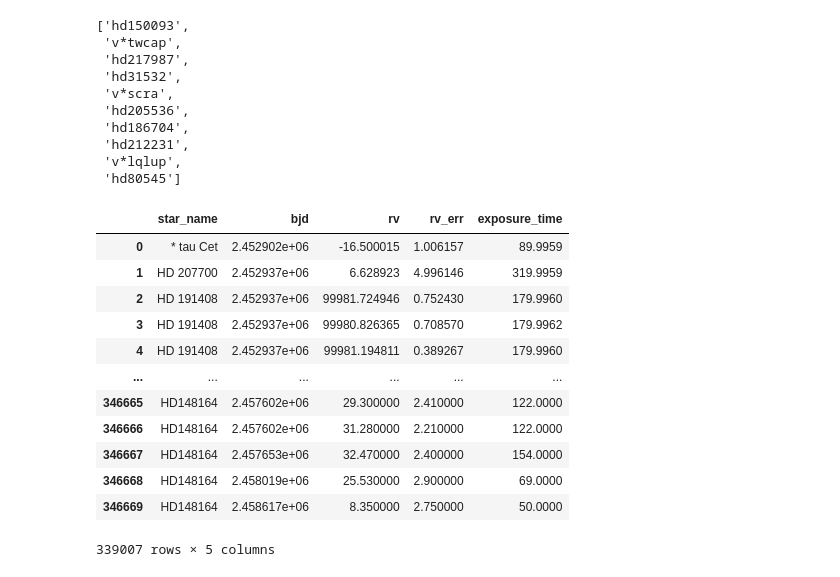
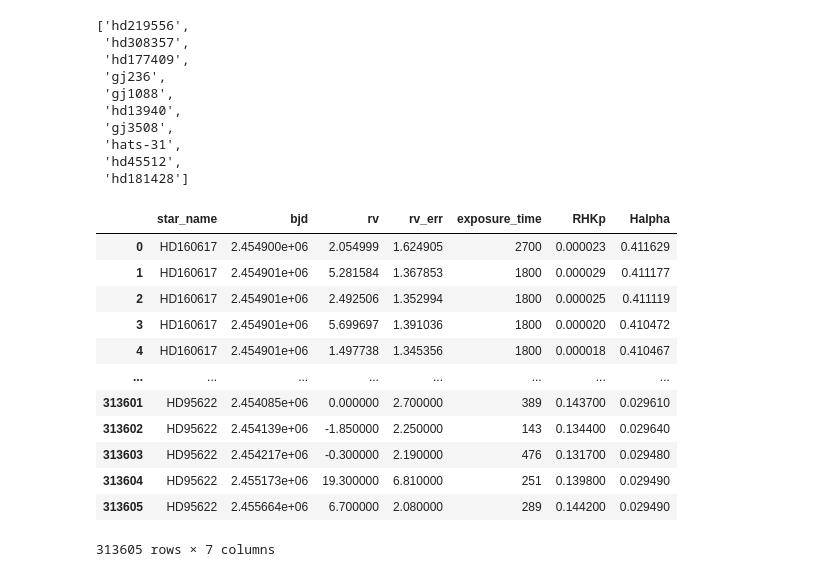
Before and after one commit to MaanavN/ML-Exoplanet-Detection-Research, a Jupyter notebook: data_prep.ipynb, the cells around one changed output. Drawn from its saved outputs; the diff is of its cells as text; code cells hidden in the pictures.

```diff
--- a/data_prep.ipynb
+++ b/data_prep.ipynb
@@ -39,0 +30,14 @@ harps_df.describe()
+# %%
+import pandas as pd
+import numpy as np
+import os
+
+
+
+harps_df = pd.DataFrame(pd.read_csv('/kaggle/input/datasets/maanav0114/harps-n-dataset/HARPS_RVBank_ver02.csv'))
+harps_df = harps_df.rename(columns={
+    "target": "star_name",
+    "BJD": 'bjd'
+})
+
+harps_df
@@ -69,15 +87,17 @@ for filename in os.listdir(directory):
                 row = {
                     'star_name': star_name,
                     'bjd': float(values[0]),
-                    'rv': float(values[1]),
-                    'rv_err': float(values[2]),
+                    'RV_mlc_nzp': float(values[1]),
+                    'e_RV_mlc_nzp': float(values[2]),
+                    'RHKp': float(values[3]),
+                    'Halpha': float(values[4]),
                     # values[3] = S-index (HIRES-only, skip)
                     # values[4] = H-index (HIRES-only, skip)
                     # values[5] = photon_count (HIRES-only, skip)
-                    'exposure_time': int(values[6])
+                    'EXPTIME': int(values[6])
                 }
                 rows.append(row)
 
 hires_df = pd.DataFrame(rows)
-hires_df.describe()
+hires_df
 # %% [output]
@@ -101,52 +125,57 @@ for name in list(set(list(harps_df['star_name']))):
 
 harps_stars[:10]
 # %% [output]
-['hd150093',
- 'v*twcap',
- 'hd217987',
- 'hd31532',
- 'v*scra',
- 'hd205536',
- 'hd186704',
- 'hd212231',
- 'v*lqlup',
- 'hd80545']
+['hd219556',
+ 'hd308357',
+ 'hd177409',
+ 'gj236',
+ 'gj1088',
+ 'hd13940',
+ 'gj3508',
+ 'hats-31',
+ 'hd45512',
+ 'hd181428']
 # %%
 # Combine HARPS and HIRES datasets into one unified dataset
 # Schema: star_name, bjd, rv, rv_err, exposure_time (shared by both instruments)
 # No instrument-specific columns — model will be instrument-agnostic
 
-shared_cols = ['star_name', 'bjd', 'rv', 'rv_err', 'exposure_time']
+shared_cols = ['star_name', 'bjd', 'RV_mlc_nzp', 'e_RV_mlc_nzp', 'EXPTIME', 'RHKp', 'Halpha']
 
 # HARPS subset
 observations = harps_df[shared_cols].copy()
 
 # Filter out HIRES stars already in HARPS dataset (avoid duplicates)
 cleaned_names = hires_df['star_name'].str.lower().str.replace(' ', '', regex=False)
 harps_stars_set = set(harps_stars)
 mask = ~cleaned_names.isin(harps_stars_set)
 
 # HIRES subset (only stars not already in HARPS)
 hires_subset = hires_df[mask].copy()
 
 # Combine both datasets
 observations = pd.concat([observations, hires_subset], ignore_index=True)
 
 # Drop rows missing essential measurements
 observations = observations.dropna()
+observations = observations.rename(columns = {
+    'RV_mlc_nzp': 'rv',
+    'e_RV_mlc_nzp': 'rv_err',
+    'EXPTIME': 'exposure_time',
+})
 
 observations
 # %% [output]
-|  | star_name | bjd | rv | rv_err | exposure_time |
-| 0 | * tau Cet | 2.452902e+06 | -16.500015 | 1.006157 | 89.9959 |
-| 1 | HD 207700 | 2.452937e+06 | 6.628923 | 4.996146 | 319.9959 |
-| 2 | HD 191408 | 2.452937e+06 | 99981.724946 | 0.752430 | 179.9960 |
-| 3 | HD 191408 | 2.452937e+06 | 99980.826365 | 0.708570 | 179.9962 |
-| 4 | HD 191408 | 2.452937e+06 | 99981.194811 | 0.389267 | 179.9960 |
-| ... | ... | ... | ... | ... | ... |
-| 346665 | HD148164 | 2.457602e+06 | 29.300000 | 2.410000 | 122.0000 |
-| 346666 | HD148164 | 2.457602e+06 | 31.280000 | 2.210000 | 122.0000 |
-| 346667 | HD148164 | 2.457653e+06 | 32.470000 | 2.400000 | 154.0000 |
-| 346668 | HD148164 | 2.458019e+06 | 25.530000 | 2.900000 | 69.0000 |
-| 346669 | HD148164 | 2.458617e+06 | 8.350000 | 2.750000 | 50.0000 |
+|  | star_name | bjd | rv | rv_err | exposure_time | RHKp | Halpha |
+| 0 | HD160617 | 2.454900e+06 | 2.054999 | 1.624905 | 2700 | 0.000023 | 0.411629 |
+| 1 | HD160617 | 2.454901e+06 | 5.281584 | 1.367853 | 1800 | 0.000029 | 0.411177 |
+| 2 | HD160617 | 2.454901e+06 | 2.492506 | 1.352994 | 1800 | 0.000025 | 0.411119 |
+| 3 | HD160617 | 2.454901e+06 | 5.699697 | 1.391036 | 1800 | 0.000020 | 0.410472 |
+| 4 | HD160617 | 2.454901e+06 | 1.497738 | 1.345356 | 1800 | 0.000018 | 0.410467 |
+| ... | ... | ... | ... | ... | ... | ... | ... |
+| 313601 | HD95622 | 2.454085e+06 | 0.000000 | 2.700000 | 389 | 0.143700 | 0.029610 |
+| 313602 | HD95622 | 2.454139e+06 | -1.850000 | 2.250000 | 143 | 0.134400 | 0.029640 |
+| 313603 | HD95622 | 2.454217e+06 | -0.300000 | 2.190000 | 476 | 0.131700 | 0.029480 |
+| 313604 | HD95622 | 2.455173e+06 | 19.300000 | 6.810000 | 251 | 0.139800 | 0.029490 |
+| 313605 | HD95622 | 2.455664e+06 | 6.700000 | 2.080000 | 289 | 0.144200 | 0.029490 |
-339007 rows × 5 columns
+313605 rows × 7 columns
```
Also changed, not shown: parts of 9 cells of this notebook, 2 other files.
